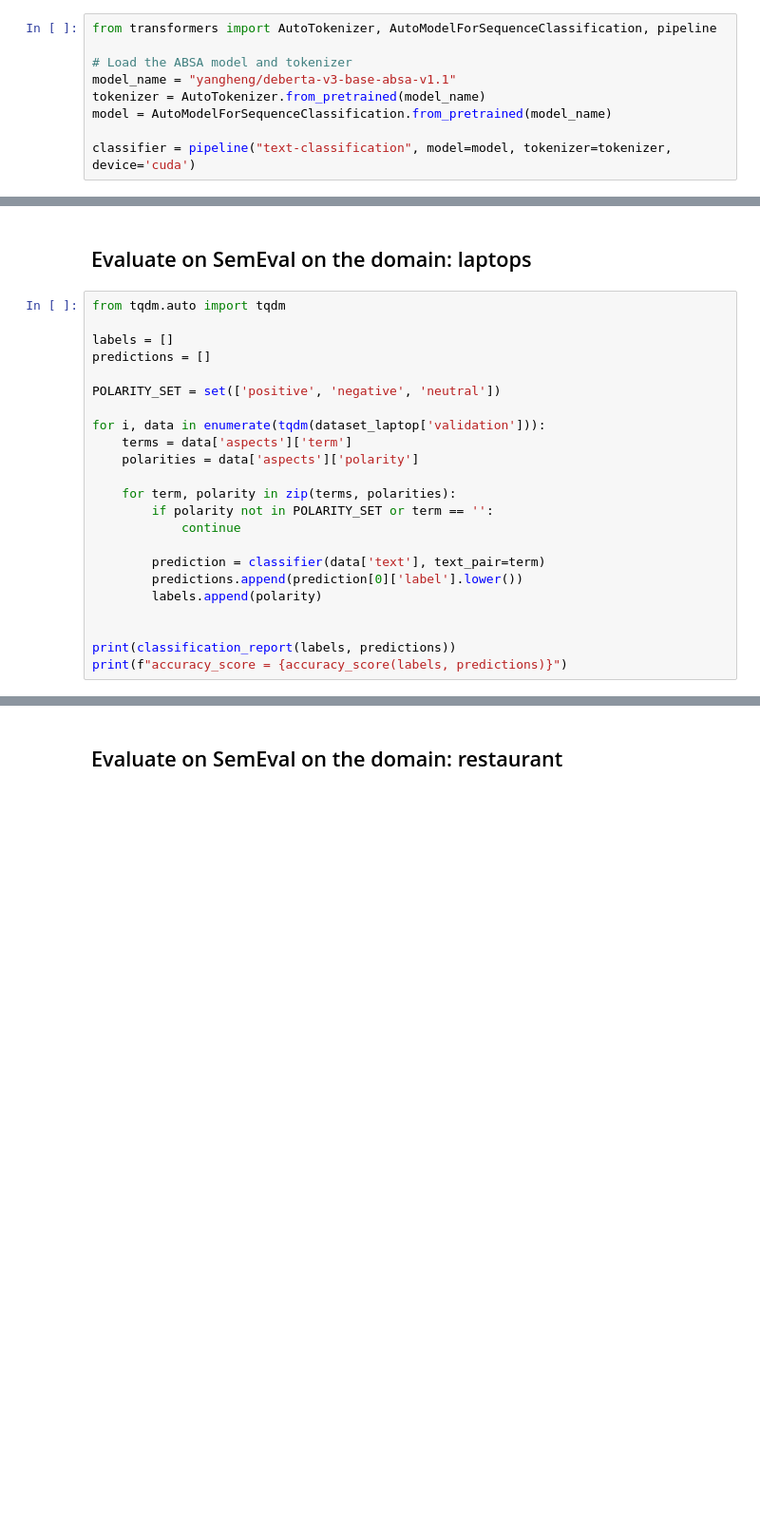
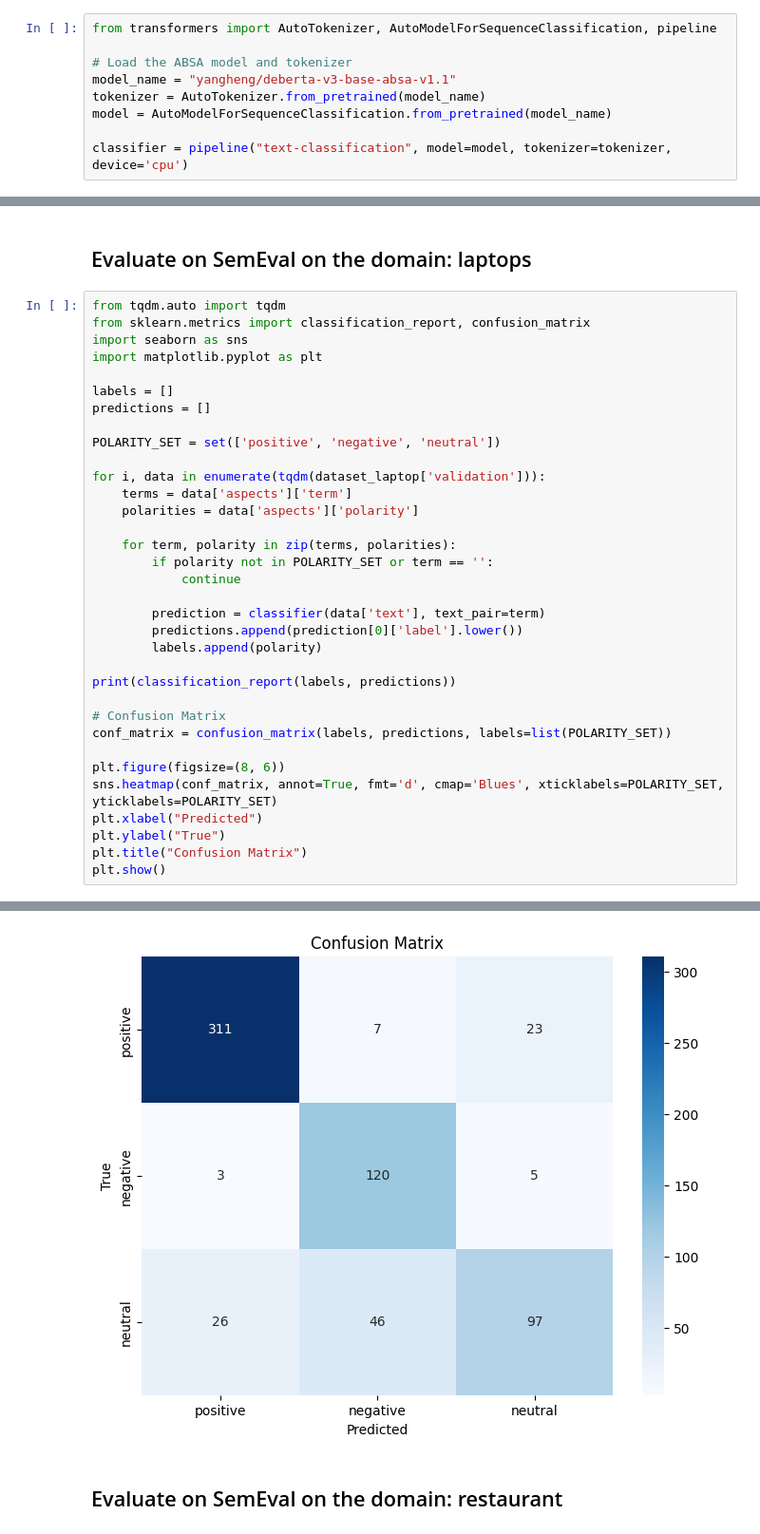
Before and after one commit to surabhiwaingankar/NeutralABSA, a Jupyter notebook: aspect-polarity-classification/Evaluation-Current-APC-models.ipynb, the cells around one changed output, grey strips where cells are left out. Shown at 95% size. Drawn from its saved outputs; the diff is of its cells as text; blank space fills up the shorter version.

```diff
--- a/aspect-polarity-classification/Evaluation-Current-APC-models.ipynb
+++ b/aspect-polarity-classification/Evaluation-Current-APC-models.ipynb
@@ -18,4 +20,4 @@ model_name = "yangheng/deberta-v3-base-absa-v1.1"
 tokenizer = AutoTokenizer.from_pretrained(model_name)
 model = AutoModelForSequenceClassification.from_pretrained(model_name)
 
-classifier = pipeline("text-classification", model=model, tokenizer=tokenizer, device='cuda')
+classifier = pipeline("text-classification", model=model, tokenizer=tokenizer, device='cpu')
@@ -23,6 +27,9 @@ classifier = pipeline("text-classification", model=model, tokenizer=tokenizer, d
 ## Evaluate on SemEval on the domain: laptops
 # %%
 from tqdm.auto import tqdm
+from sklearn.metrics import classification_report, confusion_matrix
+import seaborn as sns
+import matplotlib.pyplot as plt
 
 labels = []
 predictions = []
@@ -41,9 +48,17 @@ for i, data in enumerate(tqdm(dataset_laptop['validation'])):
         predictions.append(prediction[0]['label'].lower())
         labels.append(polarity)
 
+print(classification_report(labels, predictions))
 
-print(classification_report(labels, predictions))
-print(f"accuracy_score = {accuracy_score(labels, predictions)}")
+# Confusion Matrix
+conf_matrix = confusion_matrix(labels, predictions, labels=list(POLARITY_SET))
+
+plt.figure(figsize=(8, 6))
+sns.heatmap(conf_matrix, annot=True, fmt='d', cmap='Blues', xticklabels=POLARITY_SET, yticklabels=POLARITY_SET)
+plt.xlabel("Predicted")
+plt.ylabel("True")
+plt.title("Confusion Matrix")
+plt.show()
 # %% [output]
               precision    recall  f1-score   support
 
@@ -59,3 +72,4 @@ accuracy_score = 0.8275862068965517
+[figure, added]
 # %% [markdown]
 ## Evaluate on SemEval on the domain: restaurant
 # %%
```
Also changed, not shown: parts of 18 cells of this notebook.
